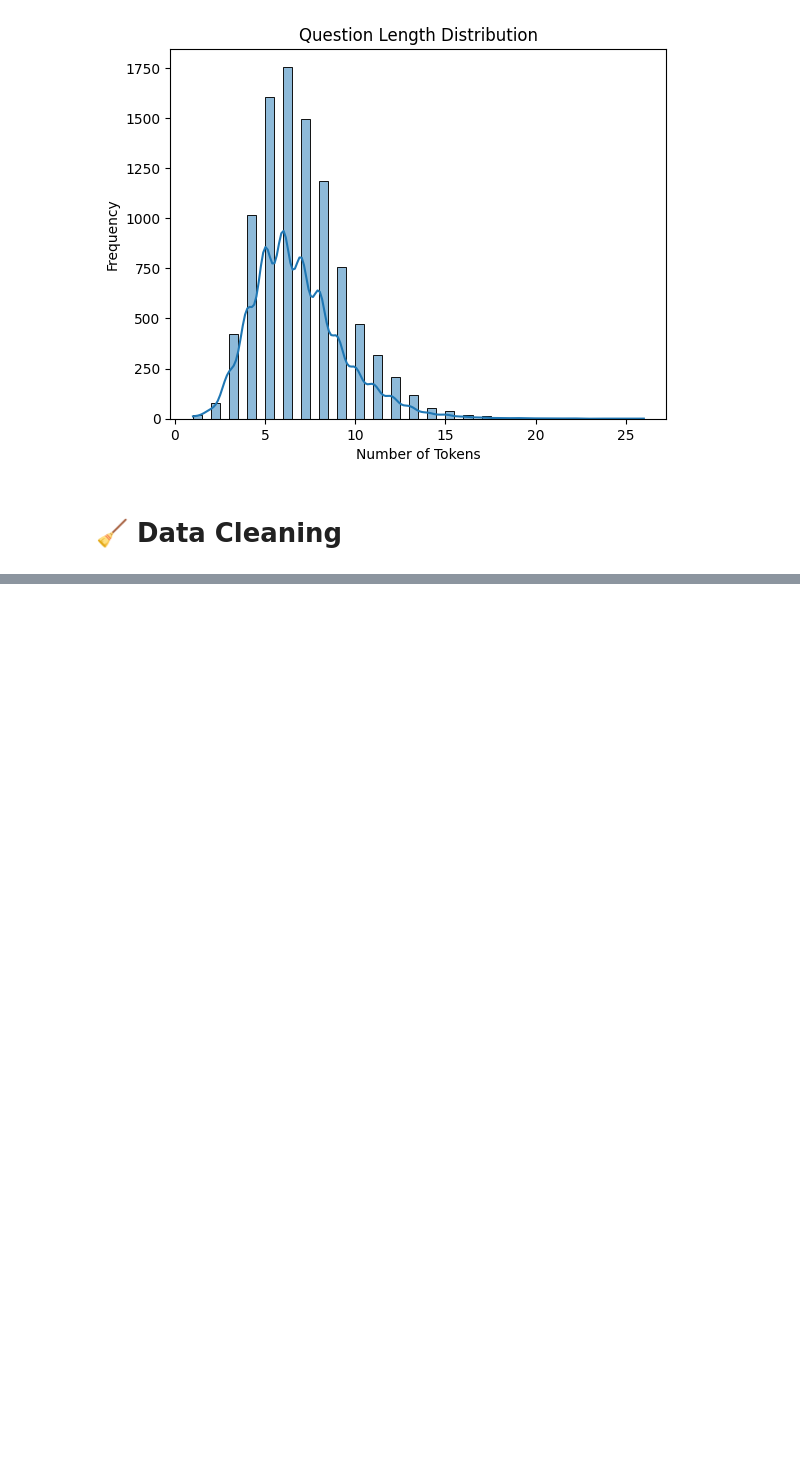
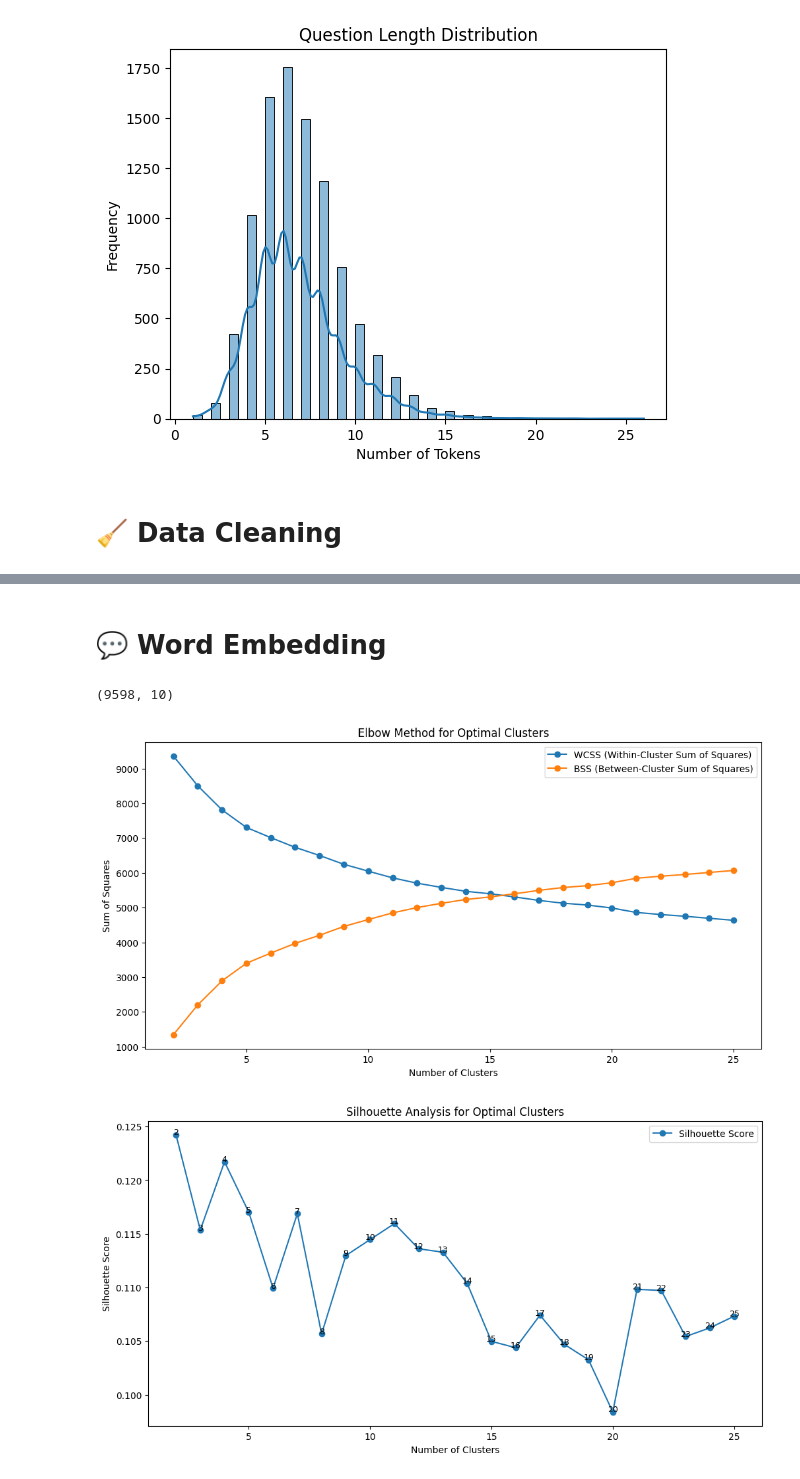
Before and after one commit to martinimarcello00/NLP-project, a Jupyter notebook: NLP-project.ipynb, the cells around one changed output, grey strips where cells are left out. Saved outputs shown, nothing was run; the diff lists cells and outputs as text; code cells hidden in the pictures; blank space fills up the shorter version.

Commit message:
Add Word2vec clustering on questions feature

```diff
--- a/NLP-project.ipynb
+++ b/NLP-project.ipynb
@@ -193,0 +248,2 @@ plt.show()
+# %% [markdown]
+# 💬 Word Embedding
@@ -193,0 +272,72 @@ plt.show()
+# %%
+# Function to get the average word embedding for a question
+def get_average_embedding(tokens, model):
+    vectors = [model.wv[word] for word in tokens if word in model.wv]
+    if len(vectors) == 0:
+        return np.zeros(model.vector_size)  # Return a zero vector if no words are found
+    return np.mean(vectors, axis=0)
+
+# Generate sentence embeddings for the questions
+train_df['question_embedding'] = train_df['tokenized_question'].apply(lambda x: get_average_embedding(x, word2vec_model))
+
+# Stack embeddings into a matrix
+question_embeddings = np.stack(train_df['question_embedding'].values)
+question_embeddings.shape
+# %% [output]
+(9598, 10)
+# %%
+from sklearn.metrics import silhouette_score
+
+# Function to find the optimal number of clusters using the Elbow Method and Silhouette Analysis
+def find_optimal_clusters(embeddings, max_clusters=10):
+    wcss = []  # Within-Cluster Sum of Squares
+    bss = []  # Between-Cluster Sum of Squares
+    silhouette_scores = []  # Silhouette Scores
+    cluster_range = range(2, max_clusters + 1)
+
+    # Calculate Total Sum of Squares (TSS)
+    tss = np.sum((embeddings - np.mean(embeddings, axis=0))**2)
+
+    for n_clusters in cluster_range:
+        kmeans = KMeans(n_clusters=n_clusters, random_state=42)
+        kmeans.fit(embeddings)
+
+        # Calculate WCSS
+        wcss.append(kmeans.inertia_)
+
+        # Calculate BSS
+        bss.append(tss - kmeans.inertia_)
+
+        # Calculate Silhouette Score
+        silhouette_avg = silhouette_score(embeddings, kmeans.labels_)
+        silhouette_scores.append(silhouette_avg)
+
+    # Plot Elbow Method for WCSS and BSS
+    plt.figure(figsize=(12, 6))
+    plt.plot(cluster_range, wcss, marker='o', label='WCSS (Within-Cluster Sum of Squares)')
+    plt.plot(cluster_range, bss, marker='o', label='BSS (Between-Cluster Sum of Squares)')
+    plt.xlabel('Number of Clusters')
+    plt.ylabel('Sum of Squares')
+    plt.title('Elbow Method for Optimal Clusters')
+    plt.legend()
+    plt.show()
+
+    # Plot Silhouette Scores
+    plt.figure(figsize=(12, 6))
+    plt.plot(cluster_range, silhouette_scores, marker='o', label='Silhouette Score')
+    # Plot the cluster number above each point
+    for i, score in enumerate(silhouette_scores):
+        plt.text(cluster_range[i], score, str(cluster_range[i]), fontsize=9, ha='center')
+    plt.xlabel('Number of Clusters')
+    plt.ylabel('Silhouette Score')
+    plt.title('Silhouette Analysis for Optimal Clusters')
+    plt.legend()
+    plt.show()
+
+    return wcss, bss, silhouette_scores
+
+# Find the optimal number of clusters
+wcss, bss, silhouette_scores = find_optimal_clusters(question_embeddings, max_clusters=25)
+# %% [output]
+[figure, added]
+[figure, added]
```
Also changed, not shown: parts of 9 cells of this notebook.
